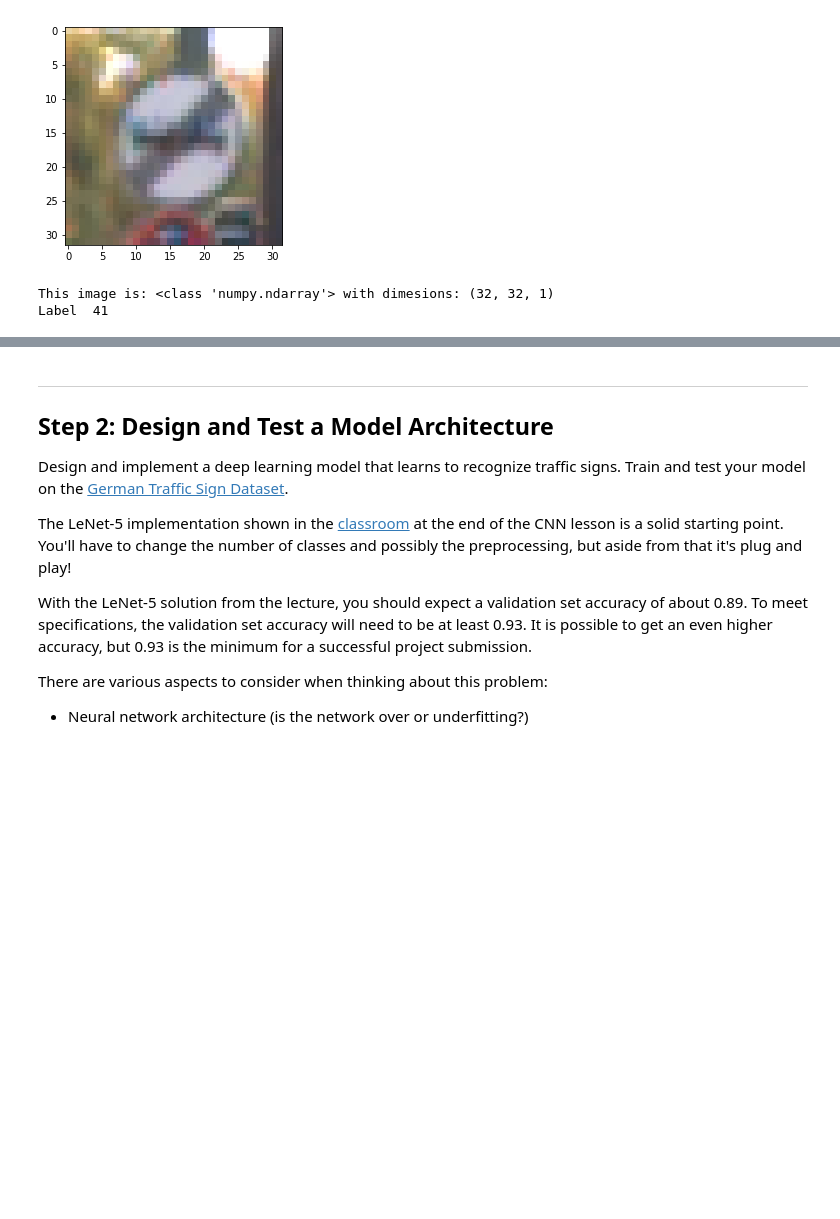
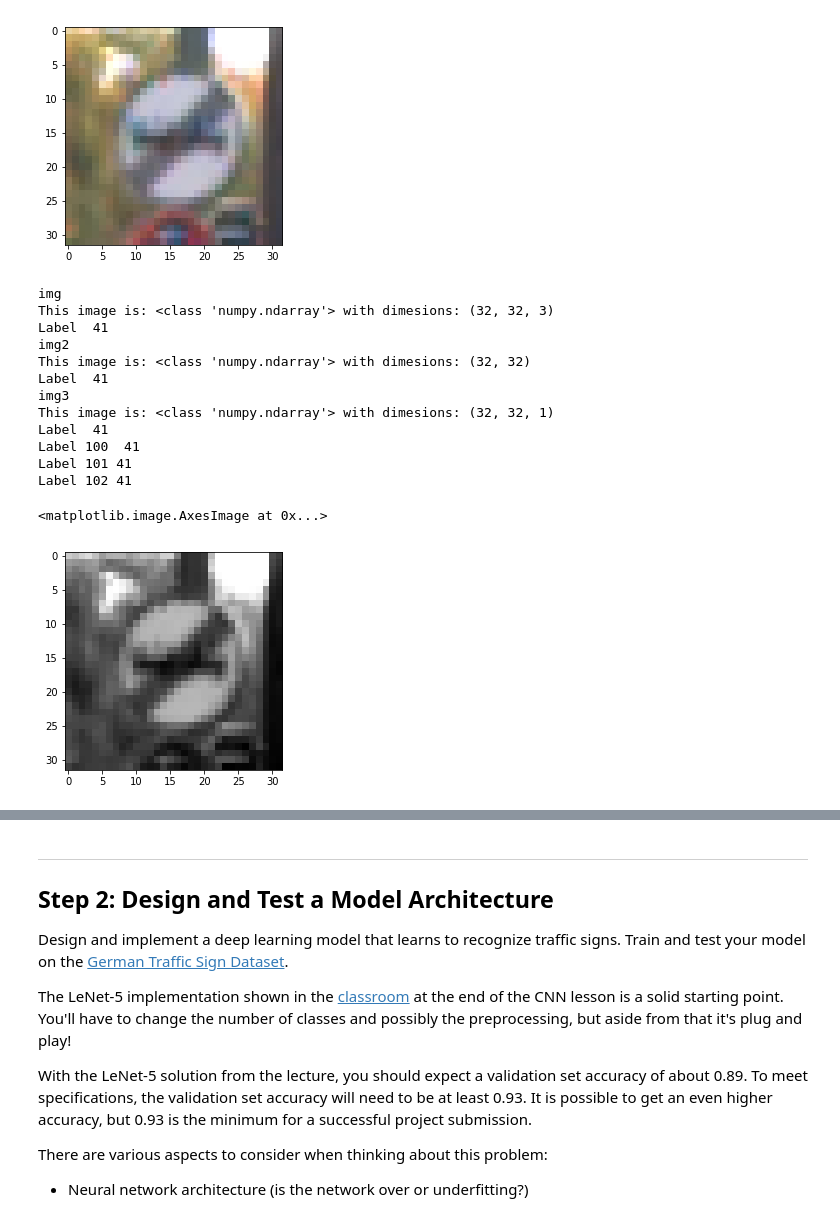
Before and after one commit to alburruss/CarND-Traffic-Sign-Classifier-Project, a Jupyter notebook: Traffic_Sign_Classifier_edit_AB.ipynb, the cells around one changed output, grey strips where cells are left out. Drawn from its saved outputs; the diff is of its cells as text; code cells hidden in the pictures; blank space fills up the shorter version.

```diff
--- a/Traffic_Sign_Classifier_edit_AB.ipynb
+++ b/Traffic_Sign_Classifier_edit_AB.ipynb
@@ -132,31 +132,69 @@ Label of training img 101 41
 # from skimage.restoration import denoise_nl_means
 # from skimage.restoration import denoise_bilateral
 
 from skimage.color import rgb2gray
+from skimage import exposure
 
 s = (32, 32, 3)
 out = np.empty(s)
 img = X_train[101]
 
+# print out array data for img
+print('img')
+print('This image is:', type(img), 'with dimesions:', img.shape)
+print('Label ', y_train[101])
+#for j in range(32):
+#    print(np.asarray(img[j]))
+#plt.imshow(img)
+
 # grey
 img2 = rgb2gray(img)
+
+# print out array data for greyscale transformed img
+print('img2')
+print('This image is:', type(img2), 'with dimesions:', img2.shape)
+print('Label ', y_train[101])
+#for j in range(32):
+#    print(np.asarray(img2[j]))
+#plt.imshow(img3, cmap='gray')
+
 
 # equalize
 #eq_img = cv2.equalizeHist(img2)
 
 # regularzation: denoising
 #dn_img = denoise_bilateral(eq_img, multichannel=False)
 
 # normalize
 #n_img = cv2.normalize(dn_img, out, alpha=-1.0, beta=1.0, norm_type=cv2.NORM_MINMAX, dtype=cv2.CV_32F)
 
 # resize
 img3 = np.asarray(img2).reshape((32, 32, 1))
 
 # print out sample img, dimensions and plot
+print('img3')
 print('This image is:', type(img3), 'with dimesions:', img3.shape)
 print('Label ', y_train[101])
-#plt.imshow(img3, cmap='gray')
+#for j in range(32):
+#    print(np.asarray(img3[j]))
+
+print('Label 100 ', y_train[100])
+print('Label 101', y_train[101])
+print('Label 102', y_train[102])
+
+plt.imshow(img2, cmap='gray')
 # %% [output]
+img
+This image is: <class 'numpy.ndarray'> with dimesions: (32, 32, 3)
+Label  41
+img2
+This image is: <class 'numpy.ndarray'> with dimesions: (32, 32)
+Label  41
+img3
 This image is: <class 'numpy.ndarray'> with dimesions: (32, 32, 1)
 Label  41
+Label 100  41
+Label 101 41
+Label 102 41
+<matplotlib.image.AxesImage at 0x...>
+[figure, added]
```
Also changed, not shown: parts of 13 cells of this notebook.
